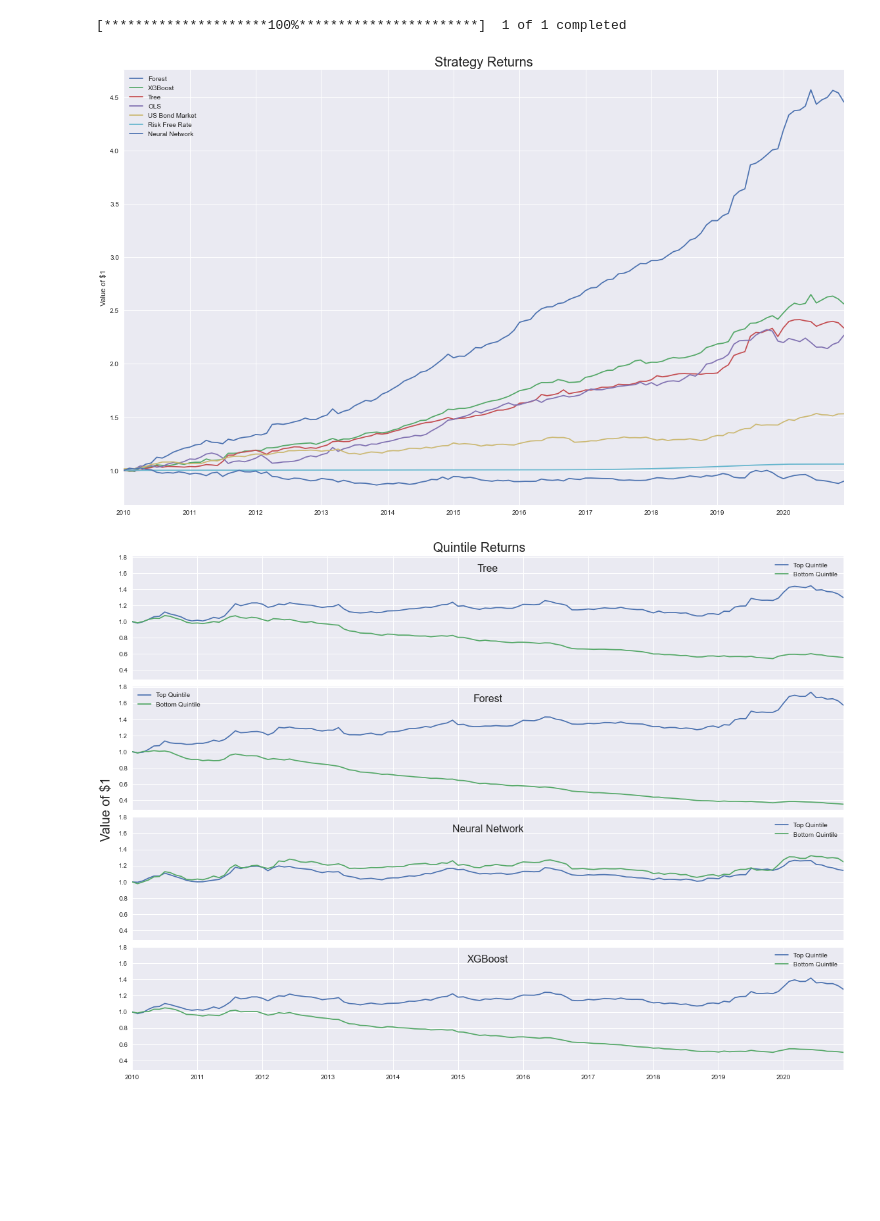
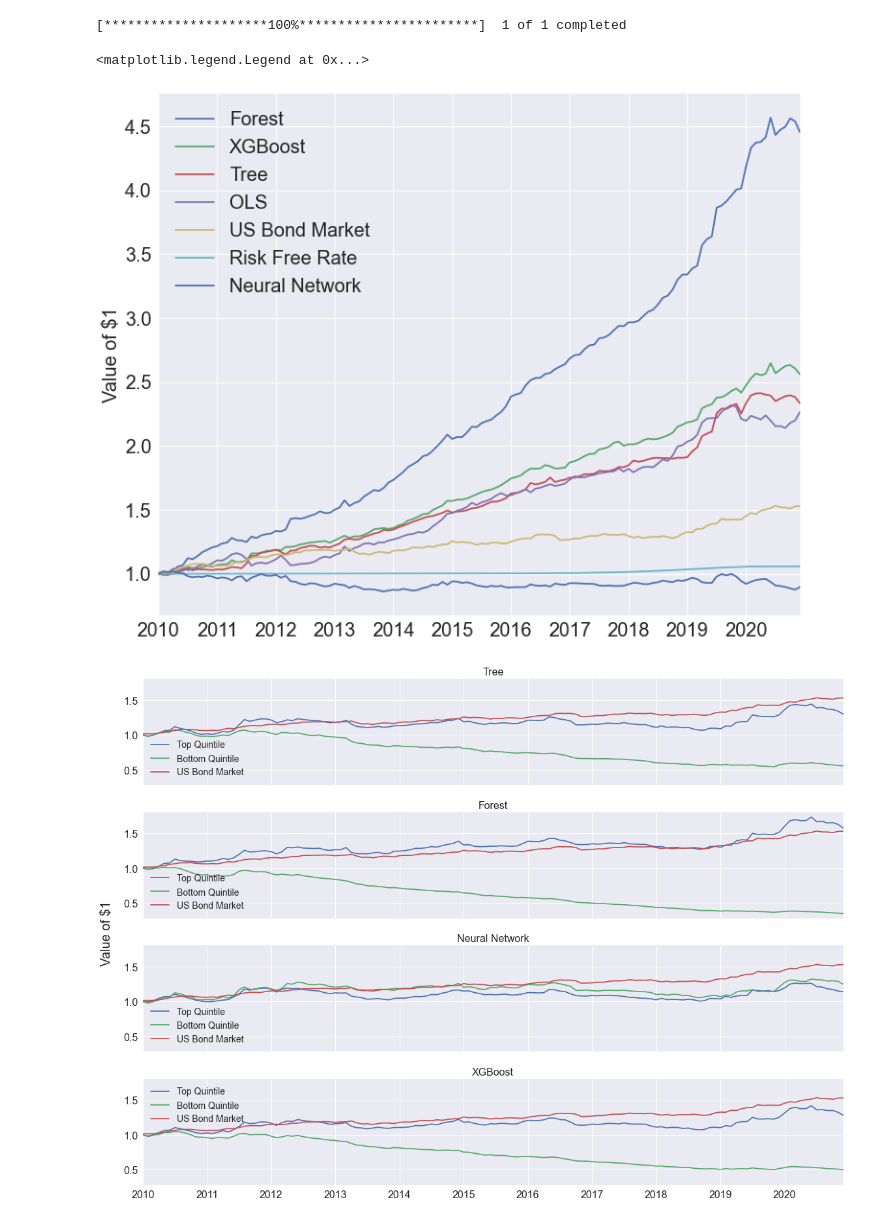
Before and after one commit to santoromano/Corporate-Bond-Factors, a Jupyter notebook: empirics.ipynb, the cells around one changed output. Drawn from its saved outputs; the diff is of its cells as text; code cells hidden in the pictures; blank space fills up the shorter version.

```diff
--- a/empirics.ipynb
+++ b/empirics.ipynb
@@ -762,19 +783,24 @@ returns = pd.merge(strat_returns, bonds, left_index=True, right_index=True)
 # %%
 returns = (1+returns[['Forest', 'XGBoost','Tree', 'OLS', 'US Bond Market','Risk Free Rate',  'Neural Network']]).cumprod()
 # %%
-fig, ax = plt.subplots(figsize=(16,10))
+matplotlib.rc('xtick', labelsize=20)
+matplotlib.rc('ytick', labelsize=20)
+
+fig, ax = plt.subplots(figsize=(12,10))
 
 ax = returns.plot(ax=ax)
-ax.set_title('Strategy Returns', fontsize=20)
+# ax.set_title('Strategy Returns', fontsize=20)
 ax.set_xlabel("")
-ax.set_ylabel("Value of $1")
+ax.set_ylabel("Value of $1", fontsize=20)
 
-plt.tight_layout()
-plt.show()
+plt.legend(prop = { "size": 20 })
+
+# plt.tight_layout()
 
 # plt.savefig('Strategy Returns.jpg')
 # %% [output]
+<matplotlib.legend.Legend at 0x...>
-[figure, old version]
+[figure, new version]
 # %%
 returns_deciles = (1+decile_returns).cumprod()
 returns_deciles.index = pd.to_datetime(returns_deciles.index)
@@ -781,32 +809,38 @@ returns_deciles.index = pd.to_datetime(returns_deciles.index)
 # %%
+matplotlib.rc('xtick', labelsize=16)
+matplotlib.rc('ytick', labelsize=16)
+
 fig, ax = plt.subplots(4,1,figsize=(16,12), sharey=True, sharex=True)
 
-fig.suptitle('Quintile Returns', fontsize=20)
+# fig.suptitle('Quintile Returns', fontsize=20)
 fig.text(-0.01,0.5, 'Value of $1', va='center', rotation='vertical', fontsize=20)
 
 ax1 = returns_deciles.loc[:,returns_deciles.columns.str.contains('Tree')].plot(ax=ax[0])
-ax1.text(0.5, 0.9, 'Tree', horizontalalignment='center', verticalalignment='center', transform=ax1.transAxes, fontsize=16)
-ax1.legend(labels=['Top Quintile', 'Bottom Quintile'])
+ax1 = returns_deciles.loc[:,'US Bond Market'].plot(ax=ax[0])
+ax1.set_title('Tree', fontsize=16)
+ax1.legend(labels=['Top Quintile', 'Bottom Quintile', 'US Bond Market'], fontsize=14)
 ax1.set_xlabel("")
 
 ax2 = returns_deciles.loc[:,returns_deciles.columns.str.contains('Forest')].plot(ax=ax[1])
-ax2.text(0.5, 0.9, 'Forest', horizontalalignment='center', verticalalignment='center', transform=ax2.transAxes, fontsize=16)
-ax2.legend(labels=['Top Quintile', 'Bottom Quintile'])
+ax2 = returns_deciles.loc[:,'US Bond Market'].plot(ax=ax[1])
+ax2.set_title('Forest', fontsize=16)
+ax2.legend(labels=['Top Quintile', 'Bottom Quintile', 'US Bond Market'], fontsize=14, loc=3)
 ax2.set_xlabel("")
 
 ax3 = returns_deciles.loc[:,returns_deciles.columns.str.contains('Neural Network')].plot(ax=ax[2])
-ax3.text(0.5, 0.9, 'Neural Network', horizontalalignment='center', verticalalignment='center', transform=ax3.transAxes, fontsize=16)
-ax3.legend(labels=['Top Quintile', 'Bottom Quintile'])
+ax3 = returns_deciles.loc[:,'US Bond Market'].plot(ax=ax[2])
+ax3.set_title('Neural Network', fontsize=16)
+ax3.legend(labels=['Top Quintile', 'Bottom Quintile', 'US Bond Market'], fontsize=14)
 ax3.set_xlabel("")
 
 ax4 = returns_deciles.loc[:,returns_deciles.columns.str.contains('XGBoost')].plot(ax=ax[3])
-ax4.text(0.5, 0.9, 'XGBoost', horizontalalignment='center', verticalalignment='center', transform=ax4.transAxes, fontsize=16)
-ax4.legend(labels=['Top Quintile', 'Bottom Quintile'])
+ax4 = returns_deciles.loc[:,'US Bond Market'].plot(ax=ax[3])
+ax4.set_title('XGBoost', fontsize=16)
+ax4.legend(labels=['Top Quintile', 'Bottom Quintile', 'US Bond Market'], fontsize=14)
 ax4.set_xlabel("")
 
 plt.tight_layout()
-plt.show()
 
 # plt.savefig('Quintile Returns.jpg')
 # %% [output]
-[figure, old version]
+[figure, new version]
```
Also changed, not shown: parts of 11 cells of this notebook.
